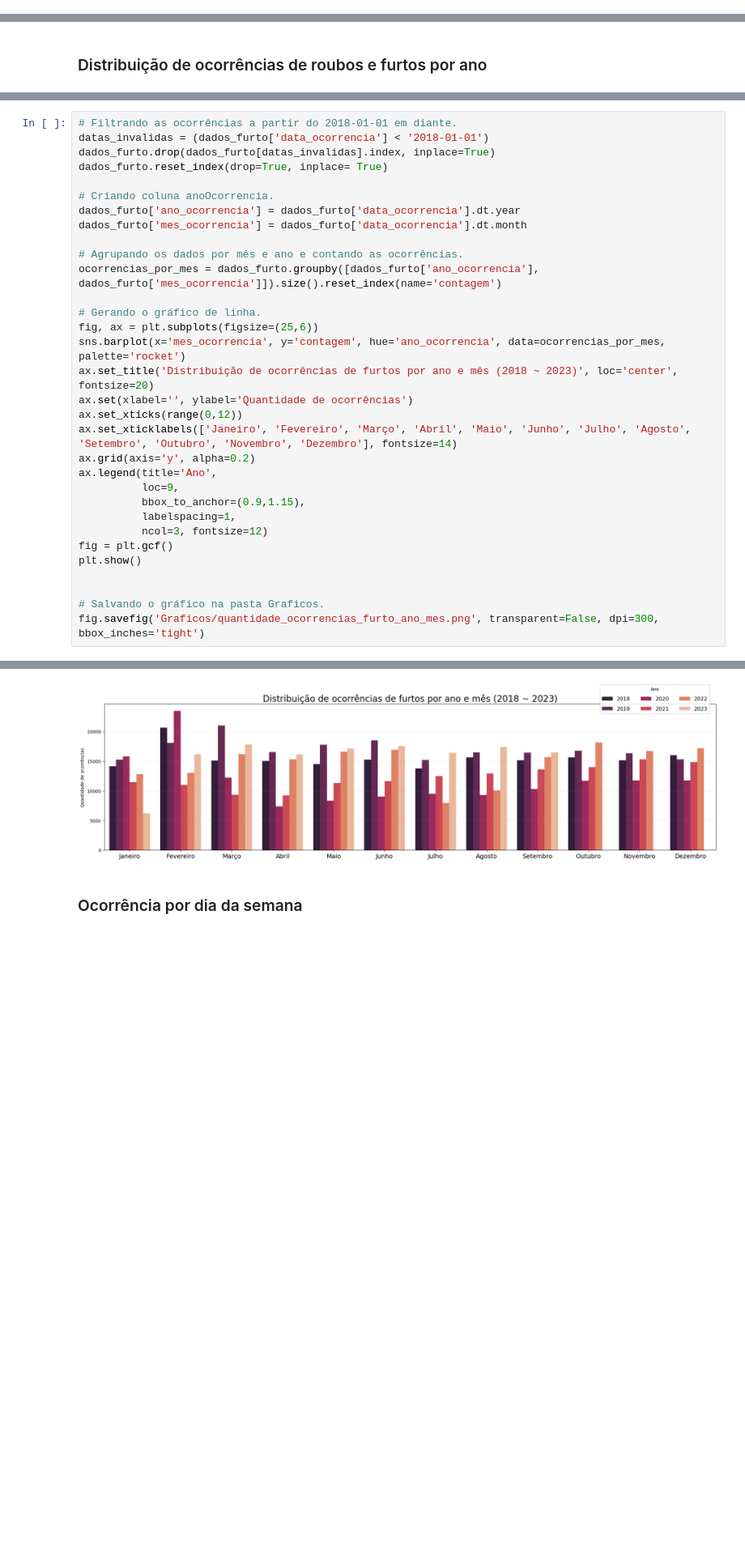
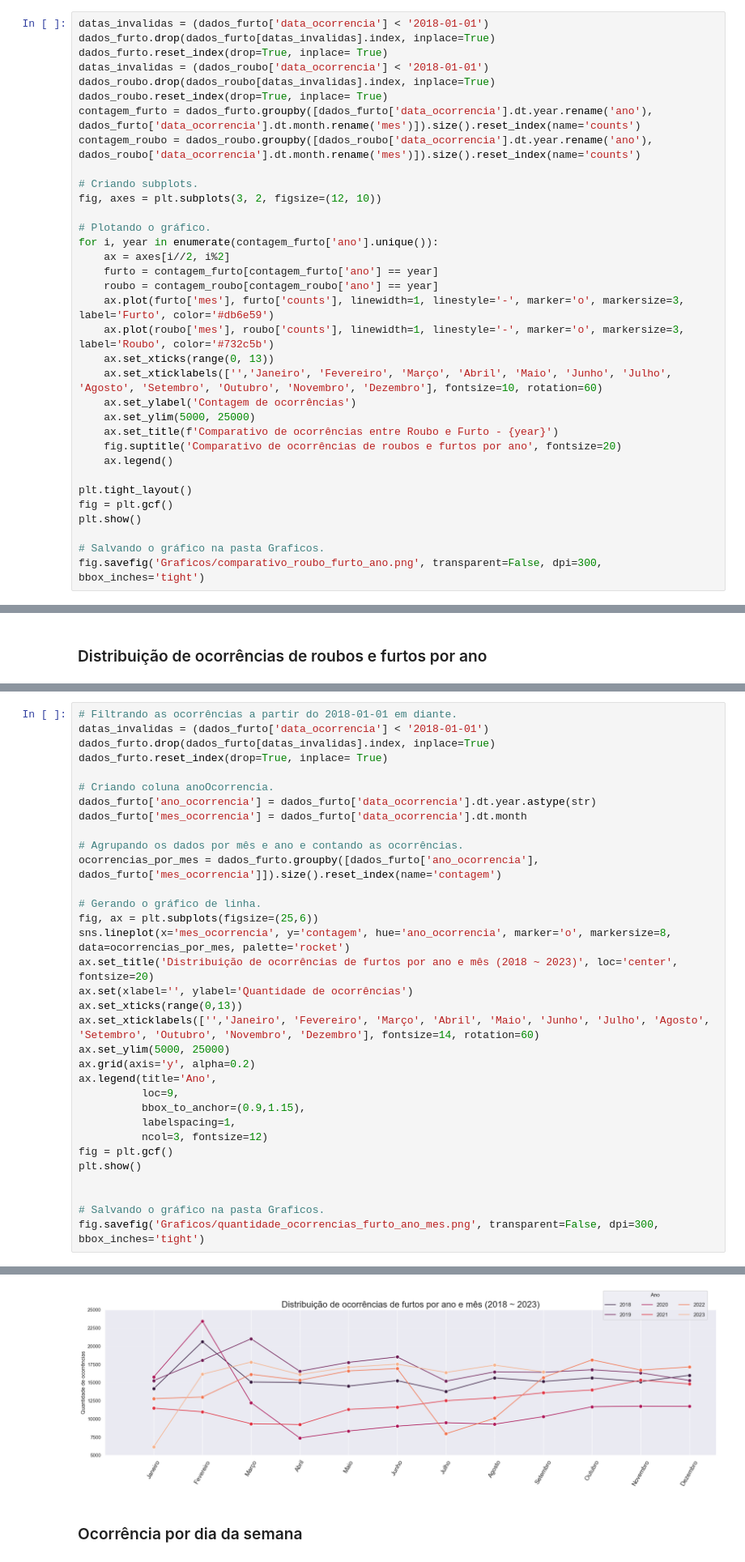
Before and after one commit to anderdot/previsao-crimes, a Jupyter notebook: Analises/Modelo Preditiva.ipynb, the cells around one changed output, grey strips where cells are left out. Shown at 81% size. Drawn from its saved outputs; the diff is of its cells as text; blank space fills up the shorter version.

Commit message:
[perf] Melhoria e organização dos gráficos

```diff
--- a/Analises/Modelo Preditiva.ipynb
+++ b/Analises/Modelo Preditiva.ipynb
@@ -353,0 +339,34 @@ fig.savefig('Graficos/comparativo_mensal_furto.png', transparent=False, dpi=300,
+# %%
+datas_invalidas = (dados_furto['data_ocorrencia'] < '2018-01-01')
+dados_furto.drop(dados_furto[datas_invalidas].index, inplace=True)
+dados_furto.reset_index(drop=True, inplace= True)
+datas_invalidas = (dados_roubo['data_ocorrencia'] < '2018-01-01')
+dados_roubo.drop(dados_roubo[datas_invalidas].index, inplace=True)
+dados_roubo.reset_index(drop=True, inplace= True)
+contagem_furto = dados_furto.groupby([dados_furto['data_ocorrencia'].dt.year.rename('ano'), dados_furto['data_ocorrencia'].dt.month.rename('mes')]).size().reset_index(name='counts')
+contagem_roubo = dados_roubo.groupby([dados_roubo['data_ocorrencia'].dt.year.rename('ano'), dados_roubo['data_ocorrencia'].dt.month.rename('mes')]).size().reset_index(name='counts')
+
+# Criando subplots.
+fig, axes = plt.subplots(3, 2, figsize=(12, 10))
+
+# Plotando o gráfico.
+for i, year in enumerate(contagem_furto['ano'].unique()):
+    ax = axes[i//2, i%2]
+    furto = contagem_furto[contagem_furto['ano'] == year]
+    roubo = contagem_roubo[contagem_roubo['ano'] == year]
+    ax.plot(furto['mes'], furto['counts'], linewidth=1, linestyle='-', marker='o', markersize=3, label='Furto', color='#db6e59')
+    ax.plot(roubo['mes'], roubo['counts'], linewidth=1, linestyle='-', marker='o', markersize=3, label='Roubo', color='#732c5b')
+    ax.set_xticks(range(0, 13))
+    ax.set_xticklabels(['','Janeiro', 'Fevereiro', 'Março', 'Abril', 'Maio', 'Junho', 'Julho', 'Agosto', 'Setembro', 'Outubro', 'Novembro', 'Dezembro'], fontsize=10, rotation=60)
+    ax.set_ylabel('Contagem de ocorrências')
+    ax.set_ylim(5000, 25000)
+    ax.set_title(f'Comparativo de ocorrências entre Roubo e Furto - {year}')
+    fig.suptitle('Comparativo de ocorrências de roubos e furtos por ano', fontsize=20)
+    ax.legend()
+
+plt.tight_layout()
+fig = plt.gcf()
+plt.show()
+
+# Salvando o gráfico na pasta Graficos.
+fig.savefig('Graficos/comparativo_roubo_furto_ano.png', transparent=False, dpi=300, bbox_inches='tight')
@@ -437,7 +467,7 @@ dados_furto.drop(dados_furto[datas_invalidas].index, inplace=True)
 dados_furto.reset_index(drop=True, inplace= True)
 
 # Criando coluna anoOcorrencia.
-dados_furto['ano_ocorrencia'] = dados_furto['data_ocorrencia'].dt.year
+dados_furto['ano_ocorrencia'] = dados_furto['data_ocorrencia'].dt.year.astype(str)
 dados_furto['mes_ocorrencia'] = dados_furto['data_ocorrencia'].dt.month
 
 # Agrupando os dados por mês e ano e contando as ocorrências.
@@ -445,11 +475,12 @@ ocorrencias_por_mes = dados_furto.groupby([dados_furto['ano_ocorrencia'], dados_
 
 # Gerando o gráfico de linha.
 fig, ax = plt.subplots(figsize=(25,6))
-sns.barplot(x='mes_ocorrencia', y='contagem', hue='ano_ocorrencia', data=ocorrencias_por_mes, palette='rocket')
+sns.lineplot(x='mes_ocorrencia', y='contagem', hue='ano_ocorrencia', marker='o', markersize=8, data=ocorrencias_por_mes, palette='rocket')
 ax.set_title('Distribuição de ocorrências de furtos por ano e mês (2018 ~ 2023)', loc='center', fontsize=20)
 ax.set(xlabel='', ylabel='Quantidade de ocorrências')
-ax.set_xticks(range(0,12))
-ax.set_xticklabels(['Janeiro', 'Fevereiro', 'Março', 'Abril', 'Maio', 'Junho', 'Julho', 'Agosto', 'Setembro', 'Outubro', 'Novembro', 'Dezembro'], fontsize=14)
+ax.set_xticks(range(0,13))
+ax.set_xticklabels(['','Janeiro', 'Fevereiro', 'Março', 'Abril', 'Maio', 'Junho', 'Julho', 'Agosto', 'Setembro', 'Outubro', 'Novembro', 'Dezembro'], fontsize=14, rotation=60)
+ax.set_ylim(5000, 25000)
 ax.grid(axis='y', alpha=0.2)
 ax.legend(title='Ano',
           loc=9,
@@ -475,9 +506,9 @@ See the caveats in the documentation: https://pandas.pydata.org/pandas-docs/stab
 A value is trying to be set on a copy of a slice from a DataFrame.
 Try using .loc[row_indexer,col_indexer] = value instead
 
 See the caveats in the documentation: https://pandas.pydata.org/pandas-docs/stable/user_guide/indexing.html#returning-a-view-versus-a-copy
   dados_furto['mes_ocorrencia'] = dados_furto['data_ocorrencia'].dt.month
-[figure, old version]
+[figure, new version]
 # %% [markdown]
 ### Ocorrência por dia da semana
 # %%
```
Also changed, not shown: parts of 26 cells of this notebook, 20 other files.
